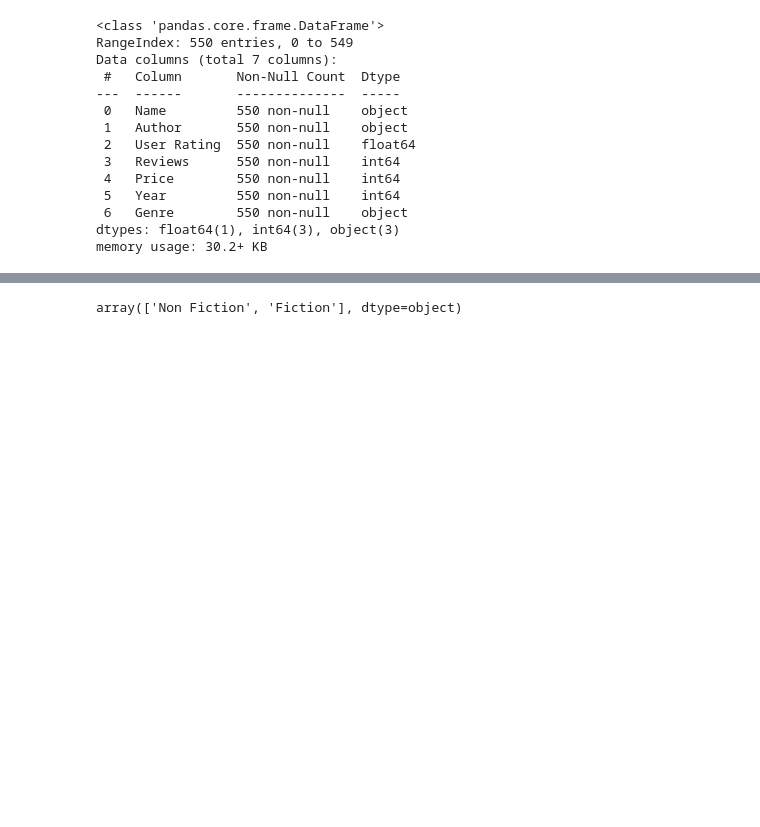
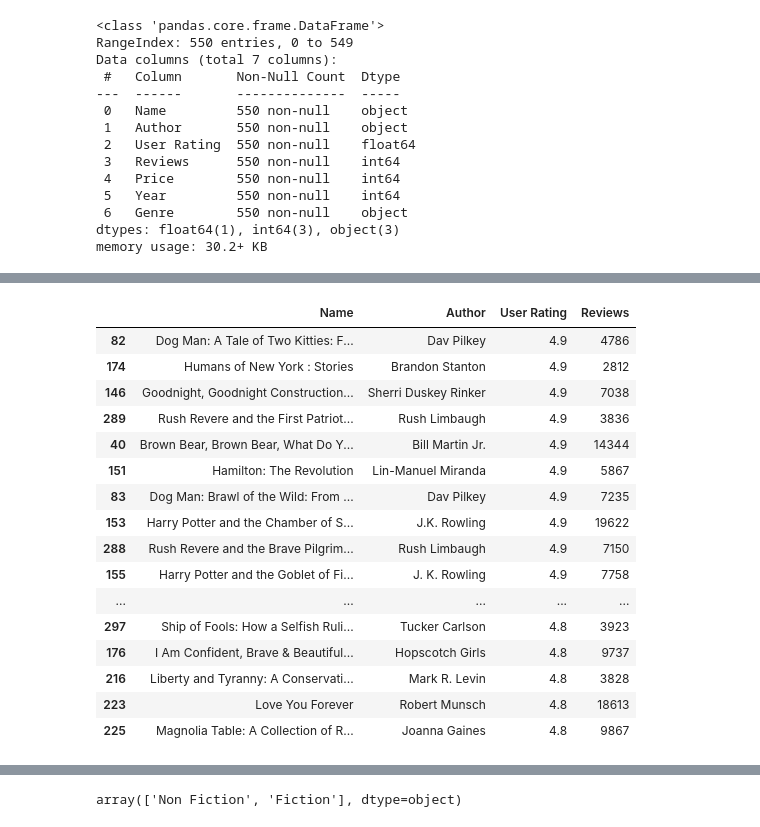
Before and after one commit to ali-d-nasseri/Recommender-System, a Jupyter notebook: Amazon Best Selling Books 2009-2019.ipynb, the cells around one changed output, grey strips where cells are left out. Cells and saved outputs as stored; diff of their text form; code cells hidden in the pictures; blank space fills up the shorter version.

```diff
--- a/Amazon Best Selling Books 2009-2019.ipynb
+++ b/Amazon Best Selling Books 2009-2019.ipynb
@@ -43,0 +46,4 @@ memory usage: 30.2+ KB
+# %%
+# I am going to place the data that we need into a new variable since we do not need other columns for now
+book_rec = df[['Name', 'Author', 'User Rating', 'Reviews']]
+book_rec
@@ -43,0 +107,3 @@ memory usage: 30.2+ KB
+# %%
+# dropping duplicate rows
+book_rec.drop_duplicates(subset = ['Name','Author', 'User Rating', 'Reviews'], keep = 'first', inplace=True)
@@ -43,0 +129,22 @@ memory usage: 30.2+ KB
+# %%
+#Top 50 books based on ratings only
+top_50 = book_rec.sort_values(by = 'User Rating', ascending=False).head(50).copy()
+top_50
+# %% [output]
+|  | Name | Author | User Rating | Reviews |
+| 82 | Dog Man: A Tale of Two Kitties: F... | Dav Pilkey | 4.9 | 4786 |
+| 174 | Humans of New York : Stories | Brandon Stanton | 4.9 | 2812 |
+| 146 | Goodnight, Goodnight Construction... | Sherri Duskey Rinker | 4.9 | 7038 |
+| 289 | Rush Revere and the First Patriot... | Rush Limbaugh | 4.9 | 3836 |
+| 40 | Brown Bear, Brown Bear, What Do Y... | Bill Martin Jr. | 4.9 | 14344 |
+| 151 | Hamilton: The Revolution | Lin-Manuel Miranda | 4.9 | 5867 |
+| 83 | Dog Man: Brawl of the Wild: From ... | Dav Pilkey | 4.9 | 7235 |
+| 153 | Harry Potter and the Chamber of S... | J.K. Rowling | 4.9 | 19622 |
+| 288 | Rush Revere and the Brave Pilgrim... | Rush Limbaugh | 4.9 | 7150 |
+| 155 | Harry Potter and the Goblet of Fi... | J. K. Rowling | 4.9 | 7758 |
+| ... | ... | ... | ... | ... |
+| 297 | Ship of Fools: How a Selfish Ruli... | Tucker Carlson | 4.8 | 3923 |
+| 176 | I Am Confident, Brave & Beautiful... | Hopscotch Girls | 4.8 | 9737 |
+| 216 | Liberty and Tyranny: A Conservati... | Mark R. Levin | 4.8 | 3828 |
+| 223 | Love You Forever | Robert Munsch | 4.8 | 18613 |
+| 225 | Magnolia Table: A Collection of R... | Joanna Gaines | 4.8 | 9867 |
```
Also changed, not shown: parts of 13 cells of this notebook.
